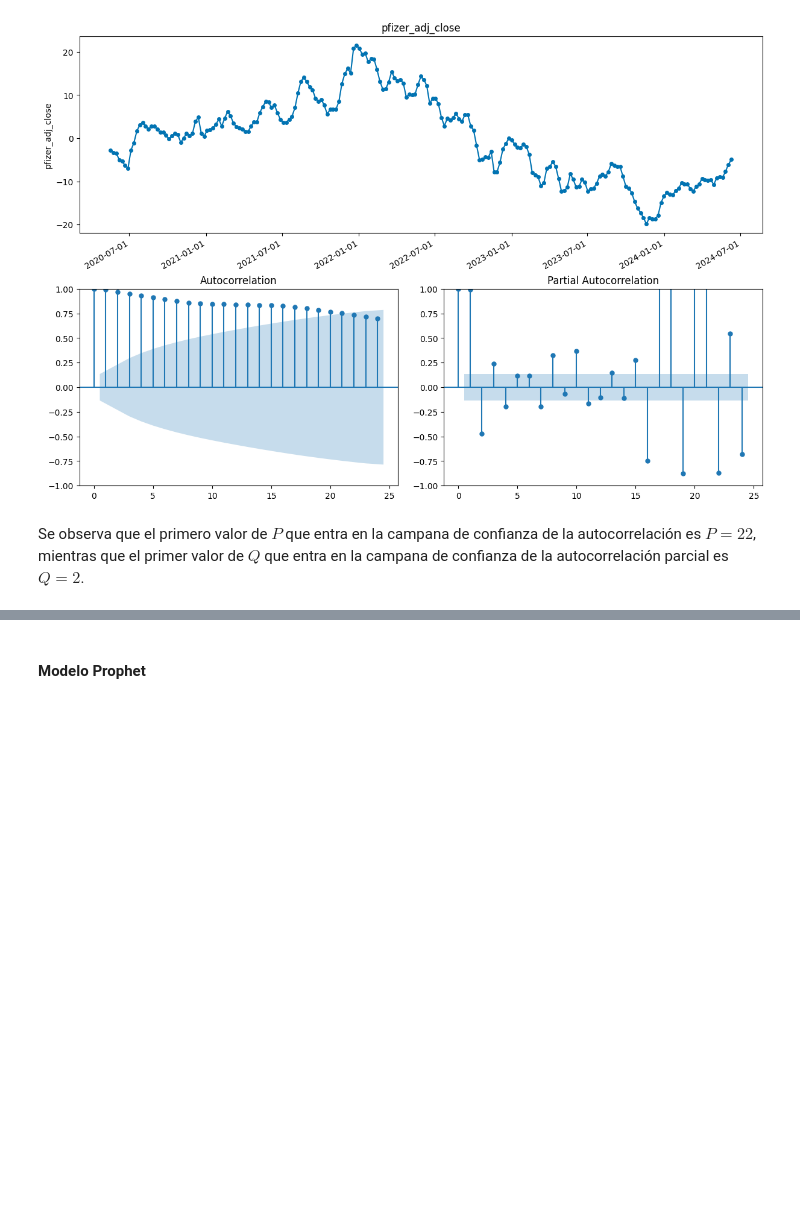
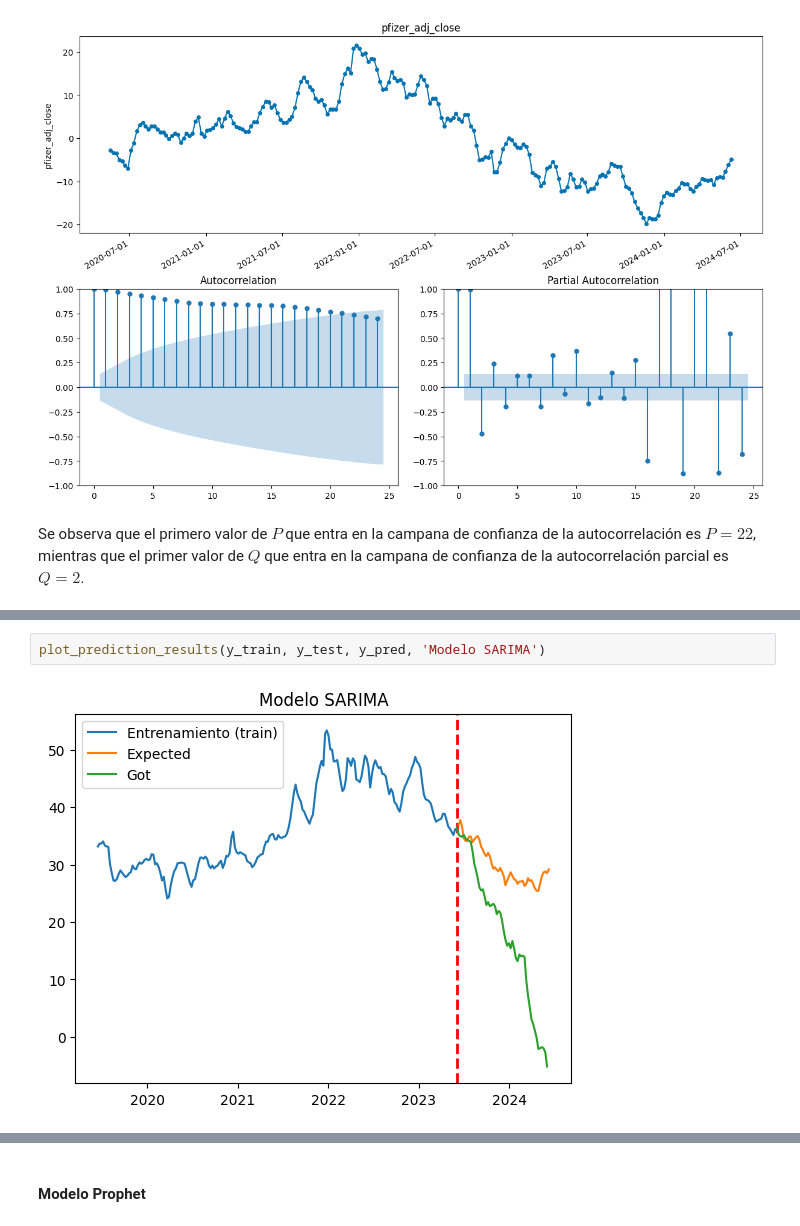
Before and after one commit to alu0101351773/TAAD_practicas, a Jupyter notebook: src/time_series.ipynb, the cells around one changed output, grey strips where cells are left out. Saved outputs shown, nothing was run; the diff lists cells and outputs as text; blank space fills up the shorter version.

```diff
--- a/src/time_series.ipynb
+++ b/src/time_series.ipynb
@@ -711,0 +710,4 @@ Invalid predictions. The model cannot forecast the test sample!
+# %%
+plot_prediction_results(y_train, y_test, y_pred, 'Modelo SARIMA')
+# %% [output]
+[figure, added]
```
Also changed, not shown: parts of 6 cells of this notebook.
